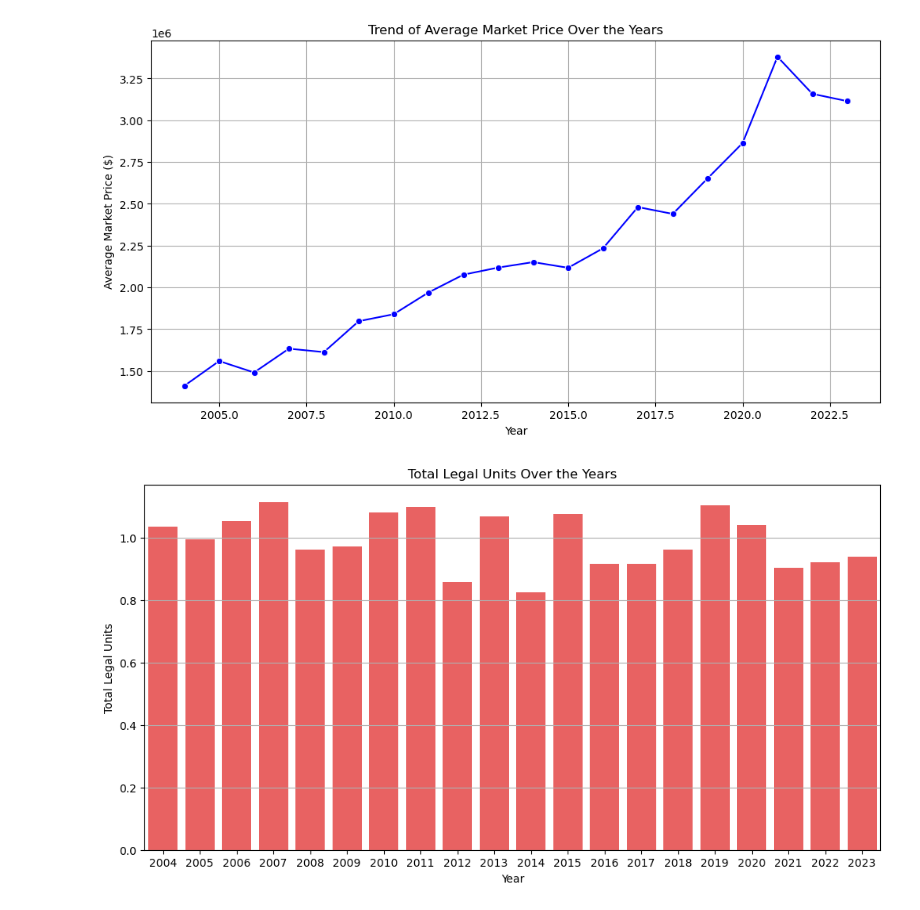
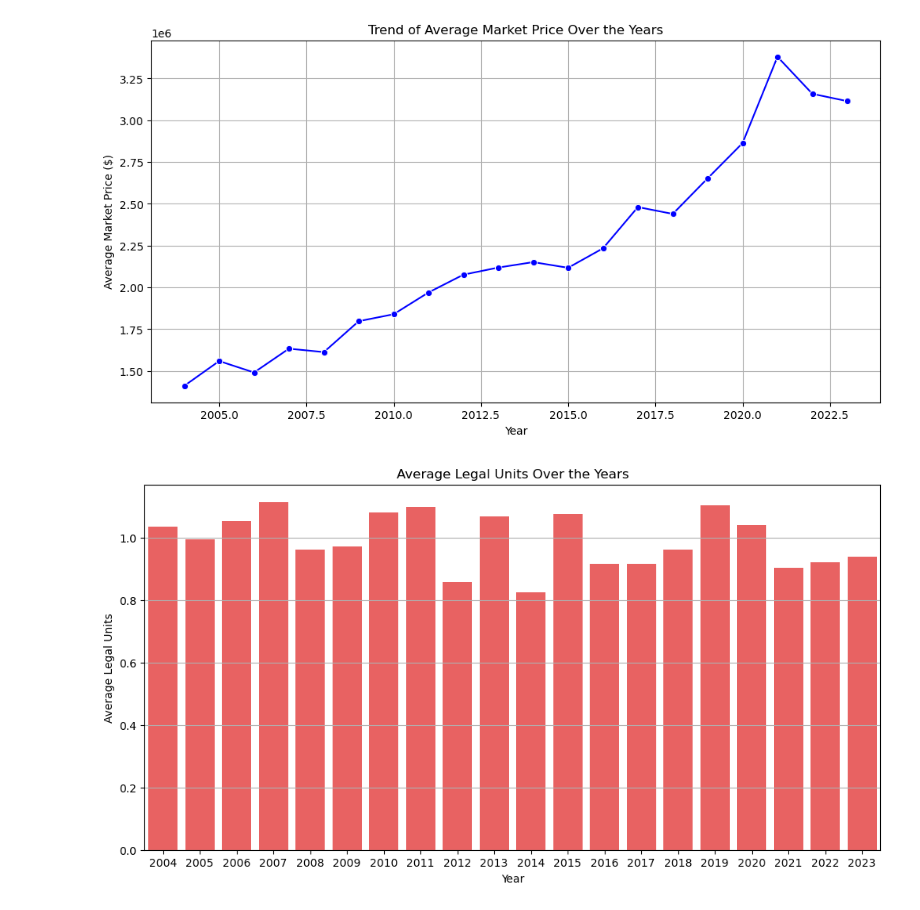
Before and after one commit to Ericzhouhy/CMPT_733_Final_Project, a Jupyter notebook: larry/house_price_visulization.ipynb, the cells around one changed output. Drawn from its saved outputs; the diff is of its cells as text; code cells hidden in the pictures.

Commit message:
recent years house market price and average legal units visulization

```diff
--- a/larry/house_price_visulization.ipynb
+++ b/larry/house_price_visulization.ipynb
@@ -77,11 +77,11 @@ plt.show()
 # %%
 # Create a bar chart for Total Legal Units per year
 plt.figure(figsize=(12, 6))
 sns.barplot(x=df_grouped["Year"], y=df_grouped["Legal Units"], color="red", alpha=0.7)
 plt.xlabel("Year")
-plt.ylabel("Total Legal Units")
-plt.title("Total Legal Units Over the Years")
+plt.ylabel("Average Legal Units")
+plt.title("Average Legal Units Over the Years")
 plt.grid(axis="y")
 plt.show()
 # %% [output]
-[figure, old version]
+[figure, new version]
```
